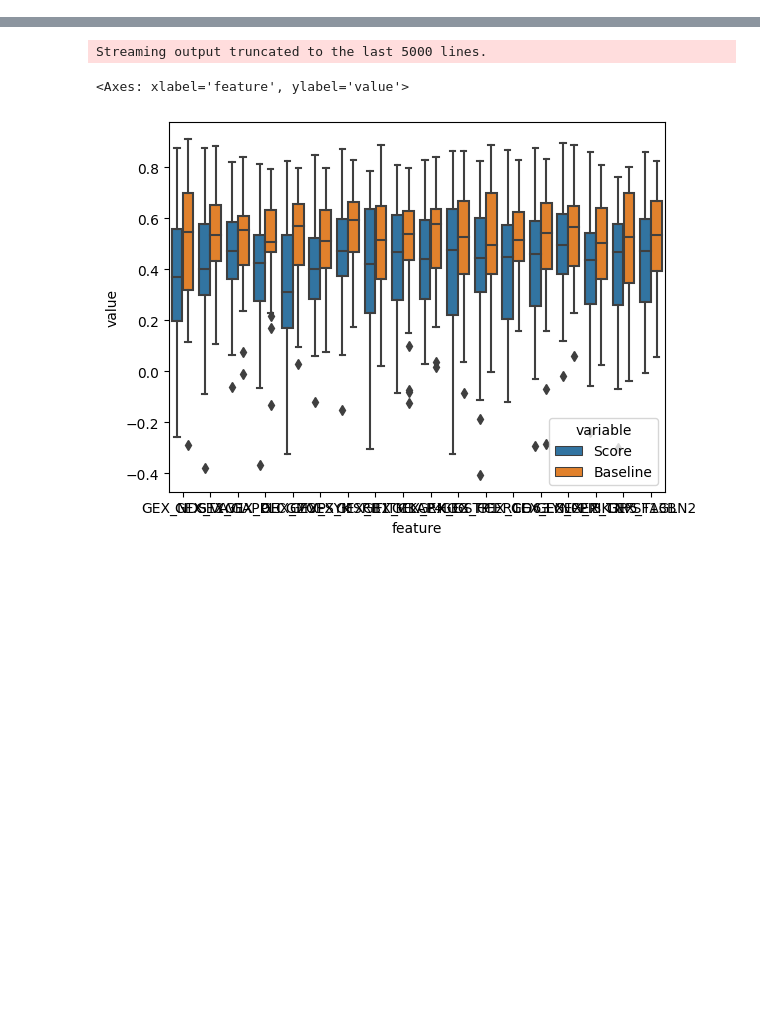
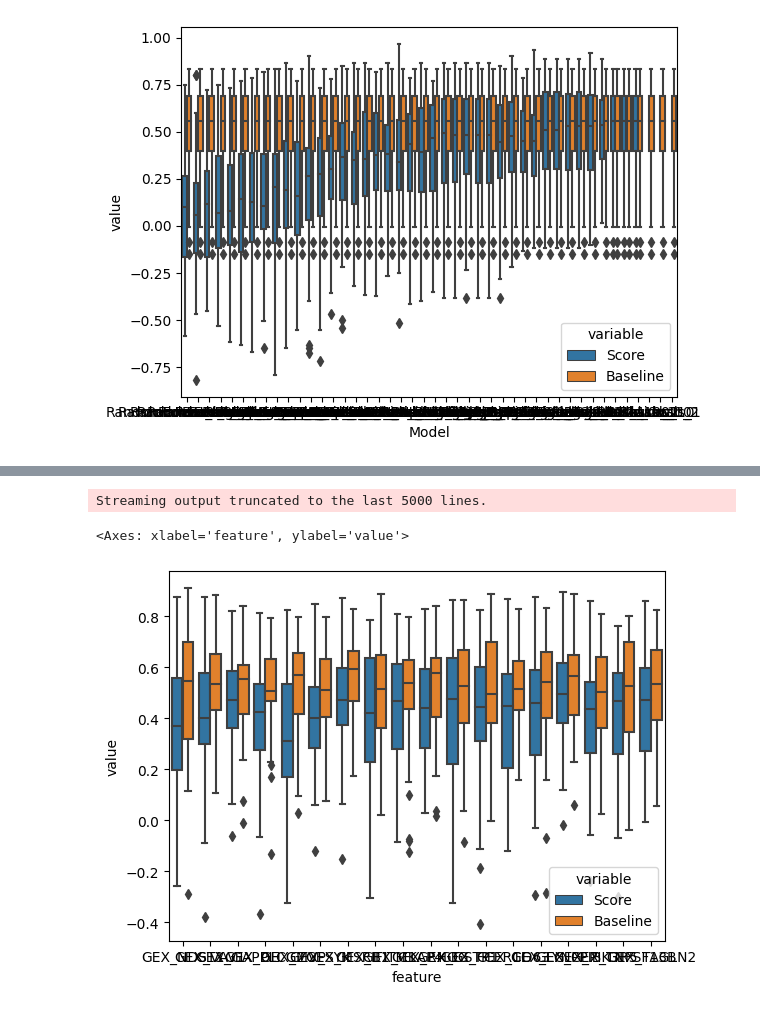
Before and after one commit to erichardson97/cell_crushers_public, a Jupyter notebook: modelling/modelling_functions_sklearn.ipynb, the cells around one changed output, grey strips where cells are left out. Cells and saved outputs as stored; diff of their text form; code cells hidden in the pictures; blank space fills up the shorter version.

```diff
--- a/modelling/modelling_functions_sklearn.ipynb
+++ b/modelling/modelling_functions_sklearn.ipynb
@@ -317,5 +2,0 @@ gene_counts = pd.DataFrame({'count':dict(julie_functions['Gene'].value_counts())
-# %%
-other_features = {'Cellfrequency':['Bcells','CD4Tcells','TemraCD4','NaiveCD4','TemCD4','TcmCD4','ASCs (Plasmablasts)'],
-                  'Cytokine':['IL6','CCL8','CXCL10','CCL3','IFNG','TNF']}
-total = set().union(*[set([p+'_'+z for z in other_features[p]])for p in other_features])
-total.update(set(['GEX_'+p for p in in_dataset_df.index]))
@@ -385,0 +82,81 @@ NameError: ignored
+# %%
+features_sans_target = pd.read_csv('/content/drive/MyDrive/CMIPB_Files/features_sans_target.txt')['feature name'].values
+demographic = ['age', 'biological_sex', 'infancy_vac', 'Titre_IgG_PT']
+cell_freqs = ['Cellfrequency_TcmCD4', 'Cellfrequency_TemCD4', 'Cellfrequency_Bcells','Cellfrequency_ASCs (Plasmablasts)']
+genes = [p for p in features_sans_target if 'GEX' in p]
+cytokines = [p for p in features_sans_target if 'Cytokine' in p]
+cytokines.remove('Cytokine_IFNG')
+cytokines.remove('Cytokine_TNF')
+candidate_features = cell_freqs + genes + cytokines + demographic
+# %%
+# @title Approach 1: Use all features. Try out LASSO, RandomForest, RidgeRegression. Directory name: KitchenSink.
+from sklearn.model_selection import ParameterGrid
+from sklearn.linear_model import Ridge
+
+
+output_path = '/content/drive/MyDrive/CMIPB_Files/KitchenSink'
+if os.path.exists(output_path) is False:
+  os.mkdir(output_path)
+candidate_features = candidate_features
+
+###LASSO, Ridge
+#alpha: [0.01, 0.1, 1, 2, 10]
+model_params = {}
+model_classes = {}
+return_coef = {}
+
+for alpha in [.01, 0.1, 1, 2, 10]:
+  model_params[f'Lasso_{alpha}'] = {'alpha':alpha}
+  model_classes[f'Lasso_{alpha}'] = Lasso
+  model_params[f'Lasso_Residuals_{alpha}'] = {'alpha':alpha}
+  model_classes[f'Lasso_Residuals_{alpha}'] = residuals_model(Lasso)
+  model_params[f'Ridge_{alpha}'] = {'alpha':alpha}
+  model_classes[f'Ridge_{alpha}'] = Ridge
+  model_params[f'Ridge_Residuals_{alpha}'] = {'alpha':alpha}
+  model_classes[f'Ridge_Residuals_{alpha}'] = residuals_model(Ridge)
+for x in model_classes:
+  return_coef[x] = 'coef_'
+
+
+for params in ParameterGrid({'max_features':[None, 'sqrt', 'log2'], 'n_estimators':[10,50,100,150]}):
+  max_feat = params['max_features']
+  n_estimators = params['n_estimators']
+  model_params[f'RandomForest_{max_feat}_{n_estimators}'] = params
+  model_params[f'RandomForest_Residuals_{max_feat}_{n_estimators}'] = params
+  model_classes[f'RandomForest_{max_feat}_{n_estimators}'] = RandomForestRegressor
+  model_classes[f'RandomForest_Residuals_{max_feat}_{n_estimators}'] = residuals_model(RandomForestRegressor)
+  return_coef[f'RandomForest_Residuals_{max_feat}_{n_estimators}'] = 'feature_importances_'
+  return_coef[f'RandomForest_{max_feat}_{n_estimators}'] = 'feature_importances_'
+
+
+
+# args_for_cv = {'target':'Target', 'n_splits':5, 'score_function':utils.corr_coeff_report, 'features':candidate_features,
+#                'transformation':False, 'plot_dir':output_path, 'transformation_args':{}, 'model_params': model_params,
+#                'model_classes':model_classes, 'return_coef':return_coef}
+
+# assert candidate_features[-1] == 'Titre_IgG_PT'
+
+# ds = load_data()
+# ds.filter(candidate_features)
+# cvobj = utils.CV(ds.data[candidate_features+['Target']])
+# total = []
+# coefs_ = []
+# for f in range(10):
+#   args_for_cv['plot_dir'] = os.path.join(output_path, f'Fold{f}')
+#   if os.path.exists(args_for_cv['plot_dir']) is False:
+#     os.mkdir(args_for_cv['plot_dir'])
+#   output, _, coefs = cvobj.RunCV(cv_type='RegularCV', cv_args = args_for_cv)
+#   output['repeat'] = f
+#   coefs['repeat'] = f
+#   total.append(output)
+#   coefs_.append(coefs)
+#   output.to_csv(os.path.join(args_for_cv['plot_dir'], f'Performance{f}.csv'))
+#   coefs.to_csv(os.path.join(args_for_cv['plot_dir'], f'FeatureImportance{f}.csv'))
+# total = pd.concat(total)
+# total.to_csv(os.path.join(output_path, f'PerformanceTotal.csv'))
+order = total.groupby('Model').apply(lambda x:(x['Score'] - x['Baseline']).mean()).sort_values().index
+ax = sns.boxplot(data = total.melt(id_vars=['Model'], value_vars=['Score', 'Baseline']), x = 'Model', y = 'value', hue = 'variable', order = order)
+for tick in ax.get_xticklabels():
+  tick.set_rotation(90)
+plt.savefig(os.path.join(output_path, 'Values.png'), dpi = 600, bbox_inches = 'tight')
+# %% [output]
@@ -385,0 +164 @@ NameError: ignored
+[figure, added]
```
Also changed, not shown: parts of 39 cells of this notebook.
